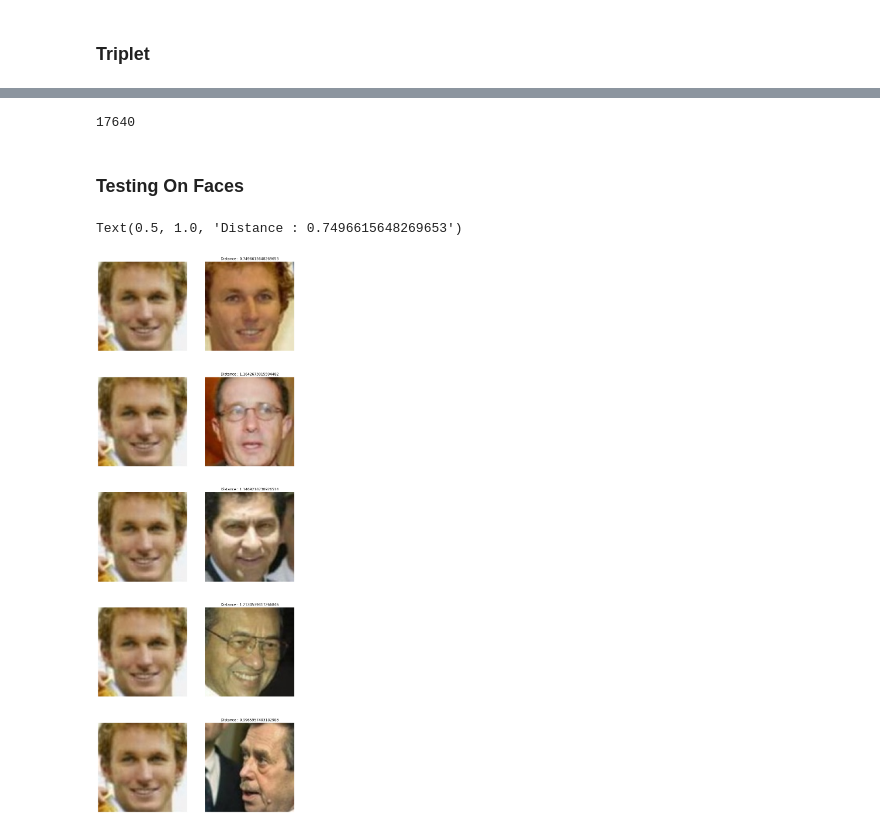
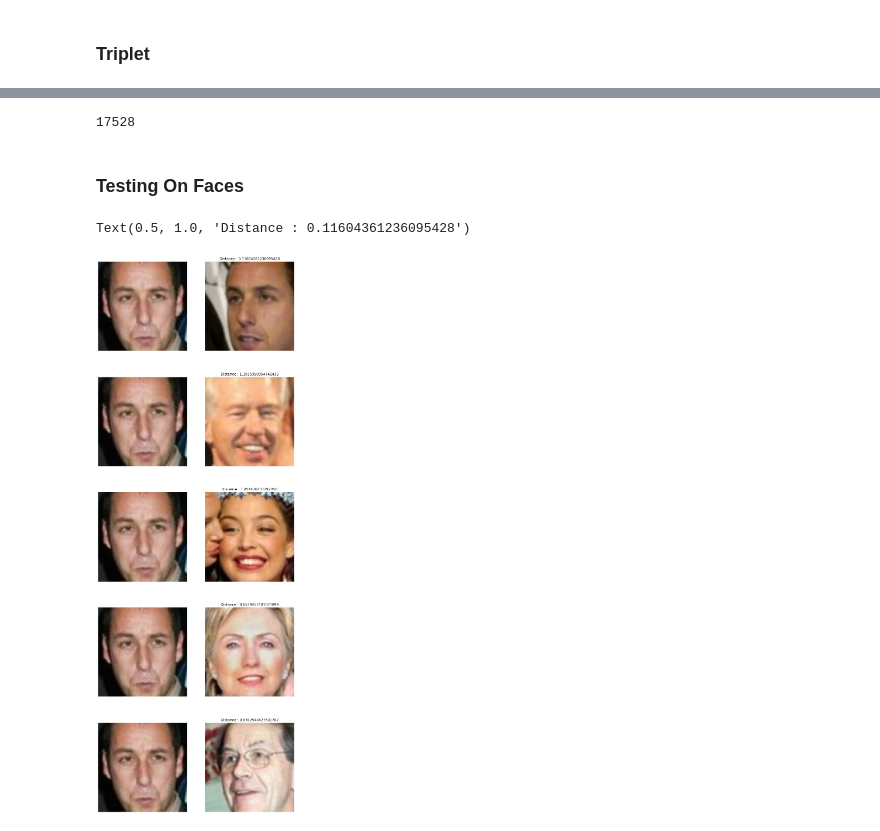
Before and after one commit to angrybayblade/facenet_mini, a Jupyter notebook: notebooks/Net.ipynb, the cells around one changed output, grey strips where cells are left out. Saved outputs shown, nothing was run; the diff lists cells and outputs as text; code cells hidden in the pictures.

```diff
--- a/notebooks/Net.ipynb
+++ b/notebooks/Net.ipynb
@@ -53,4 +53,4 @@ from tensorflow.keras.callbacks import LearningRateScheduler,ModelCheckpoint,Cal
 |fc7128 | 1×32×128   | 1×1×128    | 524K 0.5M  |       |      |
 |L2     | 1×1×128    | 1×1×128    | 0          |       |      | -->
 # %%
-d = 128
+d = 32
@@ -101,7 +120,7 @@ def base_network(d=d):
     dense = Dense(512,activation="linear")(dense)
     dense = Dense(d,activation="tanh")(dense)
 
-    dense = tf.multiply(dense,128)
+    dense = tf.multiply(dense,32)
 
     model = keras.Model(_input,dense)
     return model
@@ -287,42 +331,42 @@ fig.savefig("../doc/2d_cluster.jpg")
 # %%
 open("./checkpoints/facenet.json","w+").write(model.to_json())
 # %% [output]
-17640
+17528
 # %% [markdown]
 ### Testing On Faces
 # %%
 def mse(x,y):
     return np.mean(np.square(np.subtract(x,y)))
 # %%
-i = 0
+i = 3
 
 face = x[i].copy()
 
 face_true = model.predict(face.reshape(1,110,110,3))
 fig,axes = plt.subplots(5,2,figsize=(12,35))
 
 index = np.random.randint(0,len(x),5)
 
 for (ax0,ax1),j in zip(axes,index):
     img = x[j]
     enc = model.predict(img.reshape(1,110,110,3))
     dist = mse(face_true,enc)
     ax0.imshow(face)
     ax1.imshow(img)
     ax1.set_title(f"Distance : {dist}")
 
     ax0.axis("off")
     ax1.axis("off")
 
 face_next = x[i+1]
 enc = model.predict(face_next.reshape(1,110,110,3))
 
 dist = mse(face_true,enc)
 axes[0,0].imshow(face)
 axes[0,1].imshow(face_next)
 axes[0,1].set_title(f"Distance : {dist}")
 # %% [output]
-Text(0.5, 1.0, 'Distance : 0.7496615648269653')
+Text(0.5, 1.0, 'Distance : 0.11604361236095428')
-[figure, old version]
+[figure, new version]
 # %%
 fig.savefig("../doc/test.jpg")
```
Also changed, not shown: parts of 18 cells of this notebook, 11 other files.
